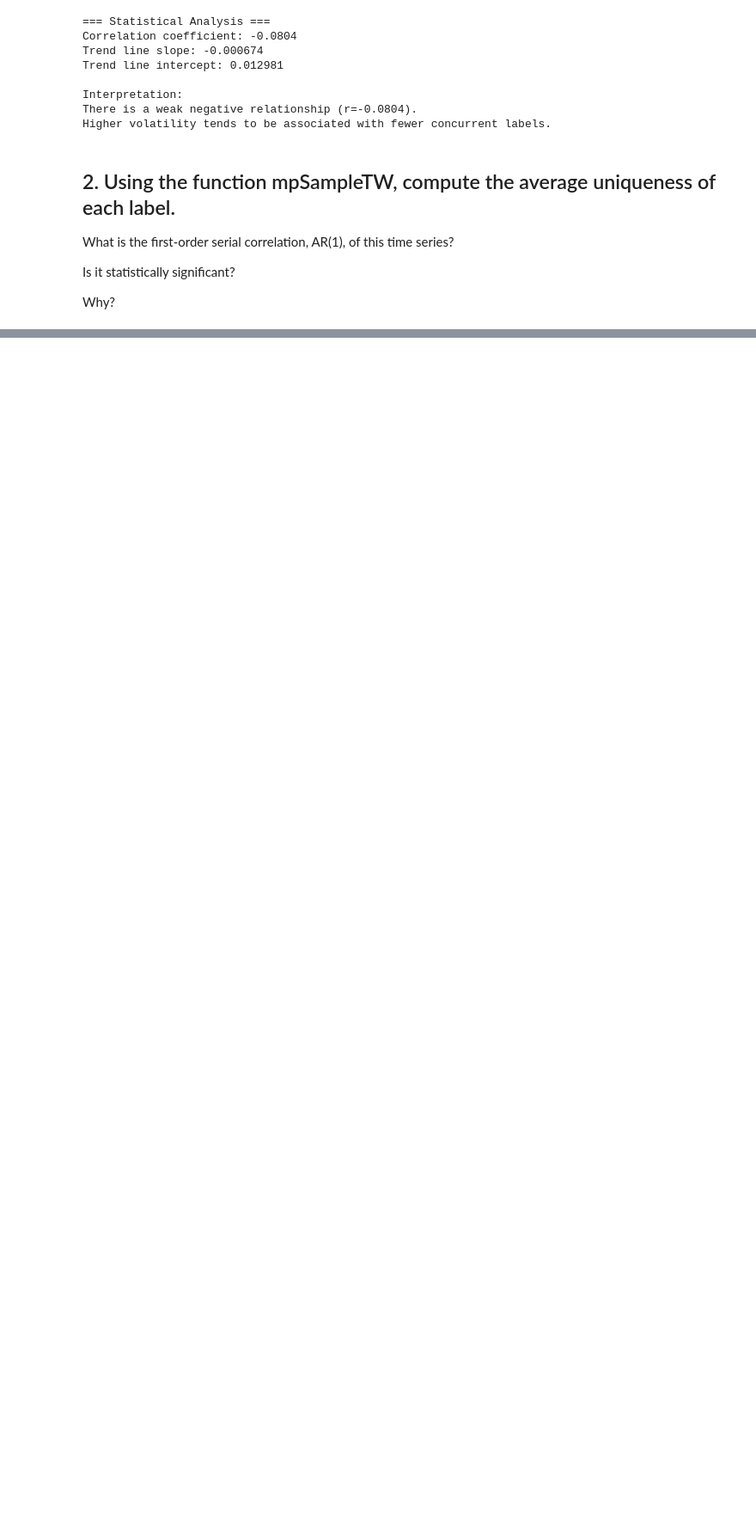
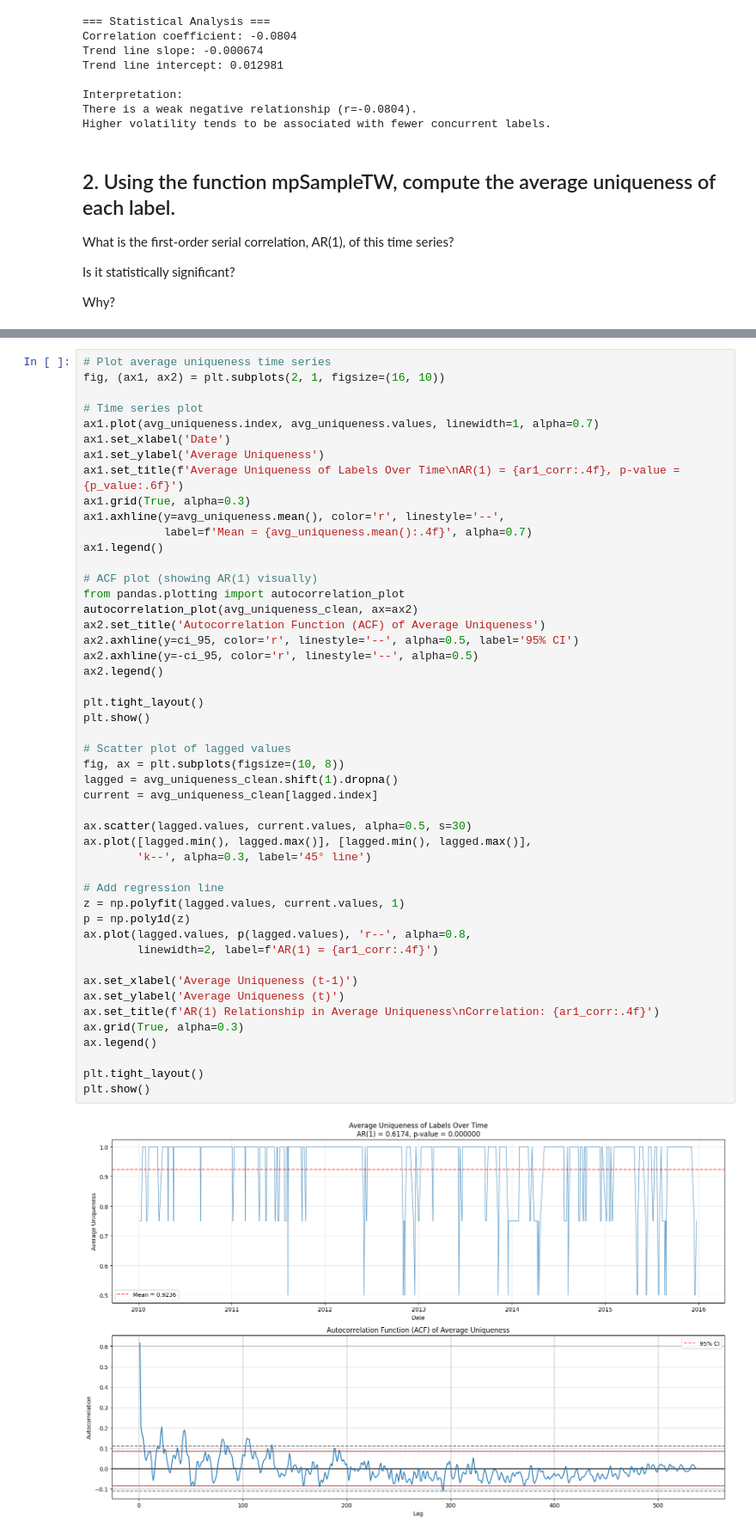
Before and after one commit to McSavage/MLFinLab, a Jupyter notebook: notebooks/FIN221_HW4_SP.ipynb, the cells around one changed output, grey strips where cells are left out. Shown at 86% size. Cells and saved outputs as stored; diff of their text form; blank space fills up the shorter version.

```diff
--- a/notebooks/FIN221_HW4_SP.ipynb
+++ b/notebooks/FIN221_HW4_SP.ipynb
@@ -411,0 +520,50 @@ Why?
+# %%
+# Plot average uniqueness time series
+fig, (ax1, ax2) = plt.subplots(2, 1, figsize=(16, 10))
+
+# Time series plot
+ax1.plot(avg_uniqueness.index, avg_uniqueness.values, linewidth=1, alpha=0.7)
+ax1.set_xlabel('Date')
+ax1.set_ylabel('Average Uniqueness')
+ax1.set_title(f'Average Uniqueness of Labels Over Time\nAR(1) = {ar1_corr:.4f}, p-value = {p_value:.6f}')
+ax1.grid(True, alpha=0.3)
+ax1.axhline(y=avg_uniqueness.mean(), color='r', linestyle='--',
+            label=f'Mean = {avg_uniqueness.mean():.4f}', alpha=0.7)
+ax1.legend()
+
+# ACF plot (showing AR(1) visually)
+from pandas.plotting import autocorrelation_plot
+autocorrelation_plot(avg_uniqueness_clean, ax=ax2)
+ax2.set_title('Autocorrelation Function (ACF) of Average Uniqueness')
+ax2.axhline(y=ci_95, color='r', linestyle='--', alpha=0.5, label='95% CI')
+ax2.axhline(y=-ci_95, color='r', linestyle='--', alpha=0.5)
+ax2.legend()
+
+plt.tight_layout()
+plt.show()
+
+# Scatter plot of lagged values
+fig, ax = plt.subplots(figsize=(10, 8))
+lagged = avg_uniqueness_clean.shift(1).dropna()
+current = avg_uniqueness_clean[lagged.index]
+
+ax.scatter(lagged.values, current.values, alpha=0.5, s=30)
+ax.plot([lagged.min(), lagged.max()], [lagged.min(), lagged.max()],
+        'k--', alpha=0.3, label='45° line')
+
+# Add regression line
+z = np.polyfit(lagged.values, current.values, 1)
+p = np.poly1d(z)
+ax.plot(lagged.values, p(lagged.values), 'r--', alpha=0.8,
+        linewidth=2, label=f'AR(1) = {ar1_corr:.4f}')
+
+ax.set_xlabel('Average Uniqueness (t-1)')
+ax.set_ylabel('Average Uniqueness (t)')
+ax.set_title(f'AR(1) Relationship in Average Uniqueness\nCorrelation: {ar1_corr:.4f}')
+ax.grid(True, alpha=0.3)
+ax.legend()
+
+plt.tight_layout()
+plt.show()
+# %% [output]
+[figure, added]
```
Also changed, not shown: parts of 18 cells of this notebook, 7 other files.
